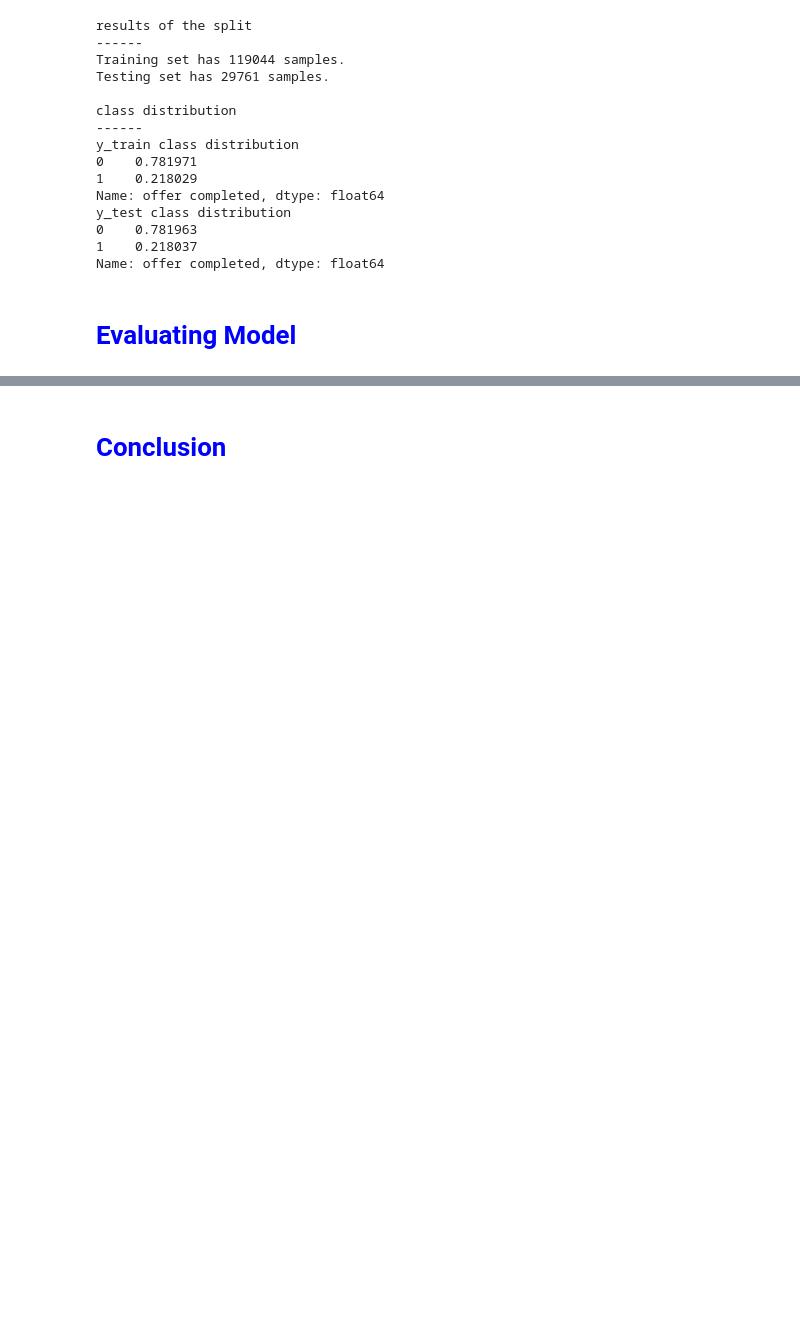
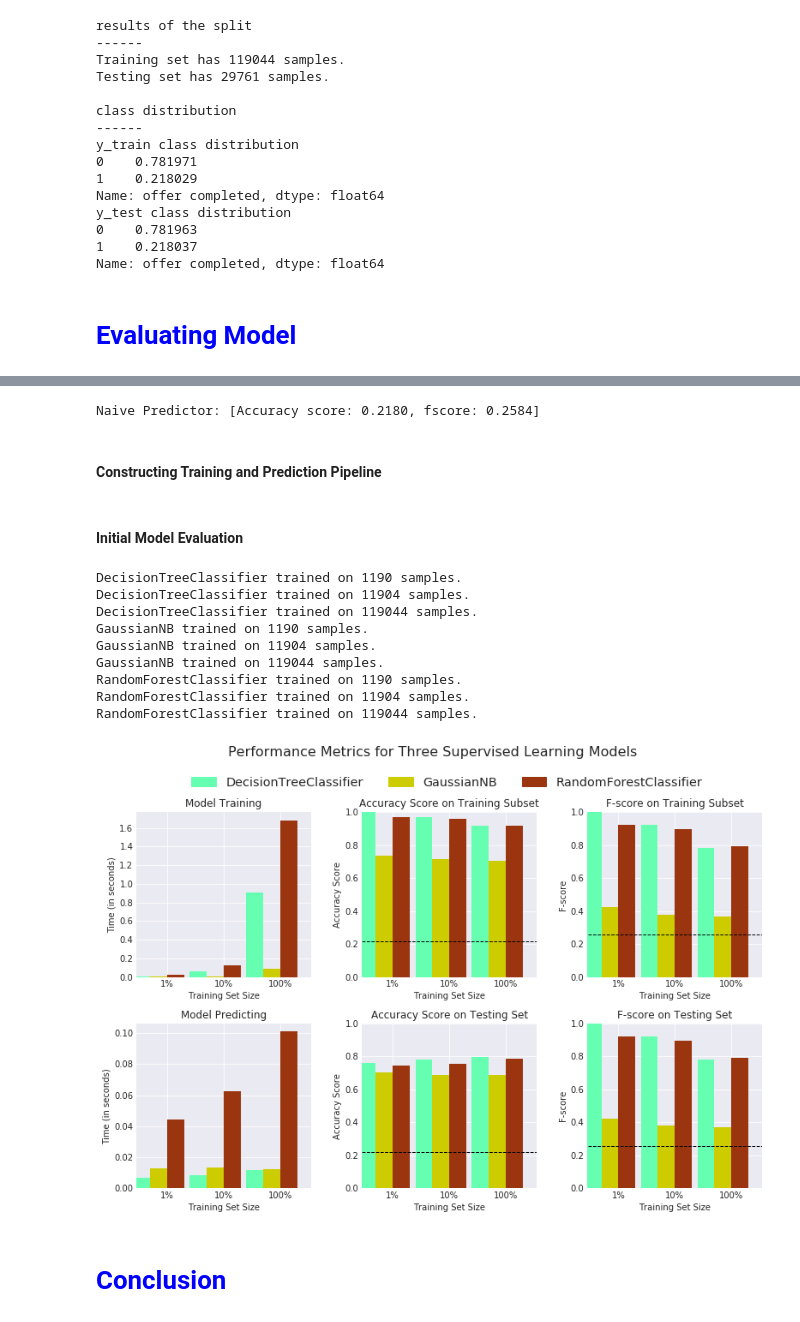
Before and after one commit to powerpratik/Starbucks-Capstone-Project, a Jupyter notebook: starbucks_capstone_notebook.ipynb, the cells around one changed output, grey strips where cells are left out. Saved outputs shown, nothing was run; the diff lists cells and outputs as text; code cells hidden in the pictures; blank space fills up the shorter version.

Commit message:
Created Model and Performance Visualization

```diff
--- a/starbucks_capstone_notebook.ipynb
+++ b/starbucks_capstone_notebook.ipynb
@@ -793,0 +796,10 @@ Name: offer completed, dtype: float64
+# %%
+accuracy = accuracy_score(y_train,np.ones(len(y_train)))
+fscore = fbeta_score(y_train,np.ones(len(y_train)), beta=0.5)
+
+# Print the results
+print("Naive Predictor: [Accuracy score: {:.4f}, fscore: {:.4f}]".format(accuracy, fscore))
+# %% [output]
+Naive Predictor: [Accuracy score: 0.2180, fscore: 0.2584]
+# %% [markdown]
+#### Constructing Training and Prediction Pipeline
@@ -793,0 +861,2 @@ Name: offer completed, dtype: float64
+# %% [markdown]
+#### Initial Model Evaluation
@@ -794,3 +935,42 @@ Name: offer completed, dtype: float64
+# %%
+from sklearn.tree import DecisionTreeClassifier
+from sklearn.naive_bayes import GaussianNB
+from sklearn.ensemble import RandomForestClassifier
+
+
+#  Initializing the three models
+clf_A = DecisionTreeClassifier(random_state =42) #DecisionTree
+clf_B = GaussianNB() #NainveBayes
+# n_estimators=10 is a default parameter. Necessary for not error message.
+clf_C = RandomForestClassifier(random_state =42, n_estimators=10) #EnsembleMethods
+
+# TODO: Calculate the number of samples for 1%, 10%, and 100% of the training data
+samples_100 =  int(len(y_train))
+samples_10 =  int((samples_100 * 10/100))
+samples_1 =   int((samples_100 * 1)/100)
+
+# Collect results on the learners
+results = {}
+for clf in [clf_A, clf_B, clf_C]:
+    clf_name = clf.__class__.__name__
+    results[clf_name] = {}
+    for i, samples in enumerate([samples_1, samples_10, samples_100]):
+        results[clf_name][i] = \
+        train_predict(clf, samples, X_train, y_train, X_test, y_test)
+
+# Run metrics visualization for the three supervised learning models chosen
+evaluate(results, accuracy, fscore)
+# %% [output]
+DecisionTreeClassifier trained on 1190 samples.
+DecisionTreeClassifier trained on 11904 samples.
+DecisionTreeClassifier trained on 119044 samples.
+GaussianNB trained on 1190 samples.
+GaussianNB trained on 11904 samples.
+GaussianNB trained on 119044 samples.
+RandomForestClassifier trained on 1190 samples.
+RandomForestClassifier trained on 11904 samples.
+RandomForestClassifier trained on 119044 samples.
+[figure, added]
 # %% [markdown]
 <a name="conclusion"></a>
 # <span style="color:blue">Conclusion </span>
```
Also changed, not shown: parts of 3 cells of this notebook.
